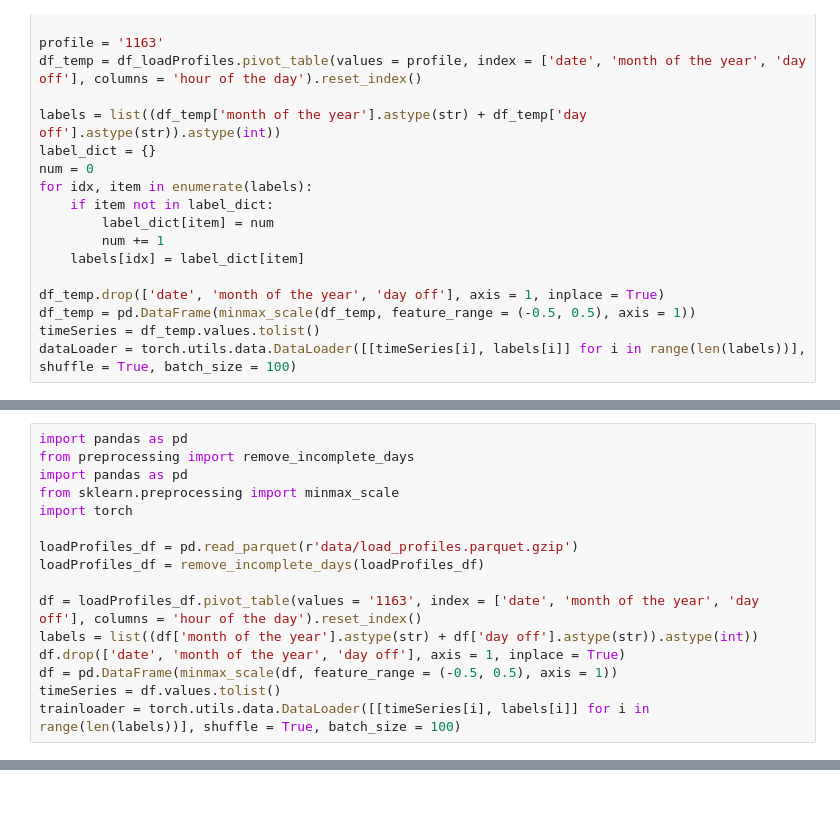
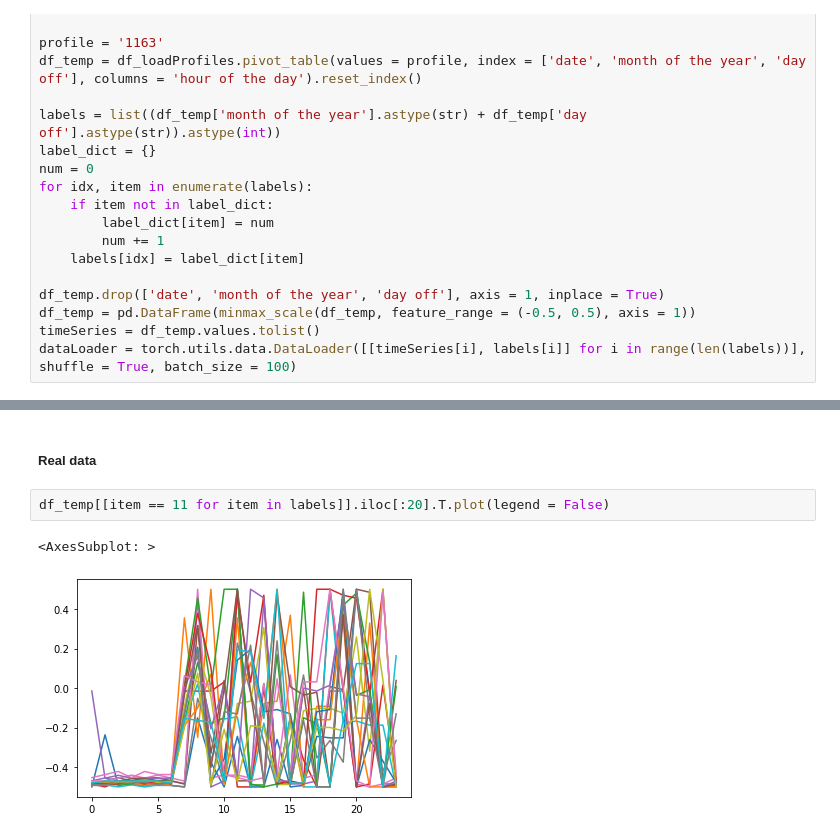
Before and after one commit to PhilippMaschi/GAN, a Jupyter notebook: cGAN.ipynb, the cells around one changed output, grey strips where cells are left out. Saved outputs shown, nothing was run; the diff lists cells and outputs as text; blank space fills up the shorter version.

```diff
--- a/cGAN.ipynb
+++ b/cGAN.ipynb
@@ -224,16 +159,0 @@ dataLoader.dataset
-# %%
-import pandas as pd
-from preprocessing import remove_incomplete_days
-import pandas as pd
-from sklearn.preprocessing import minmax_scale
-import torch
-
-loadProfiles_df = pd.read_parquet(r'data/load_profiles.parquet.gzip')
-loadProfiles_df = remove_incomplete_days(loadProfiles_df)
-
-df = loadProfiles_df.pivot_table(values = '1163', index = ['date', 'month of the year', 'day off'], columns = 'hour of the day').reset_index()
-labels = list((df['month of the year'].astype(str) + df['day off'].astype(str)).astype(int))
-df.drop(['date', 'month of the year', 'day off'], axis = 1, inplace = True)
-df = pd.DataFrame(minmax_scale(df, feature_range = (-0.5, 0.5), axis = 1))
-timeSeries = df.values.tolist()
-trainloader = torch.utils.data.DataLoader([[timeSeries[i], labels[i]] for i in range(len(labels))], shuffle = True, batch_size = 100)
@@ -239,0 +171,7 @@ trainloader = torch.utils.data.DataLoader([[timeSeries[i], labels[i]] for i in r
+# %% [markdown]
+##### Real data
+# %%
+df_temp[[item == 11 for item in labels]].iloc[:20].T.plot(legend = False)
+# %% [output]
+<AxesSubplot: >
+[figure, added]
```
Also changed, not shown: parts of 8 cells of this notebook.
